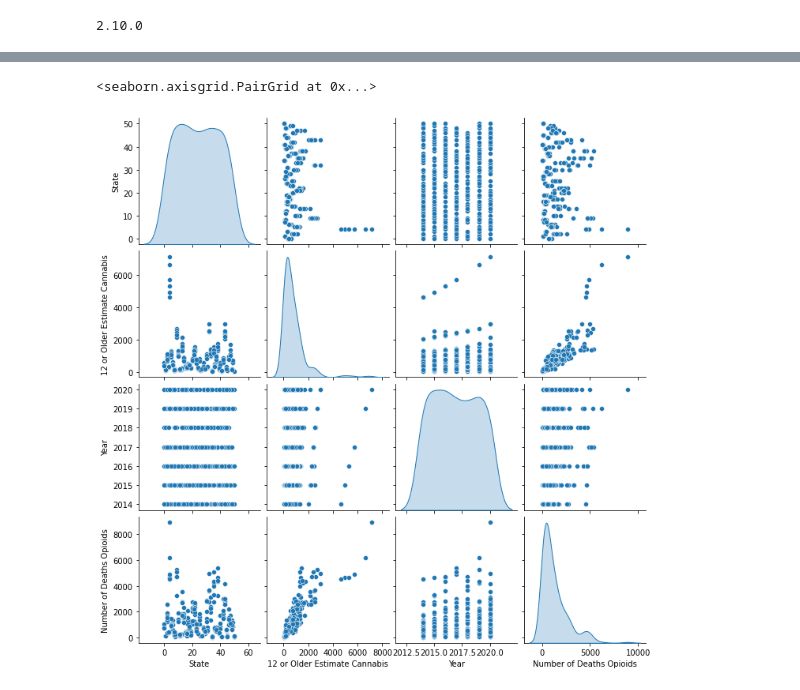
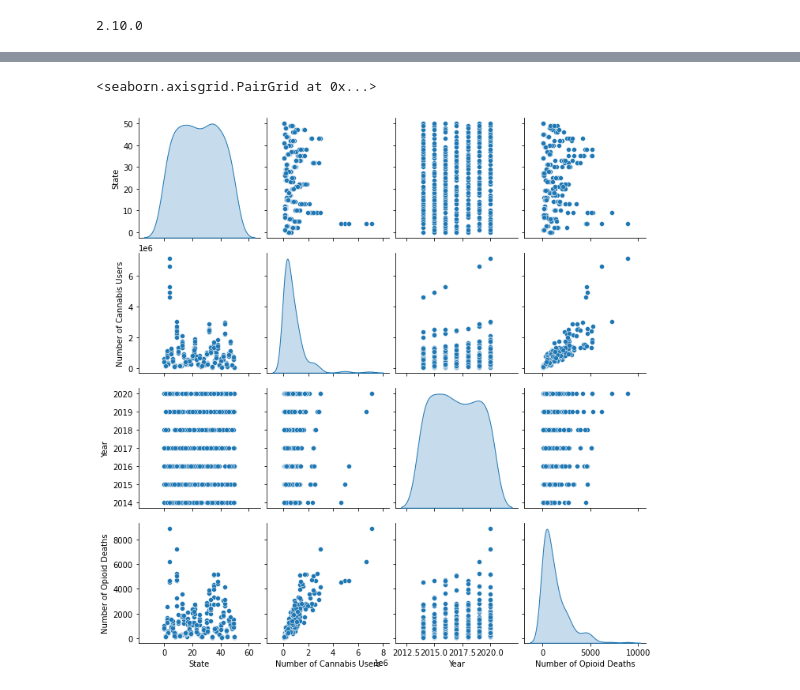
Before and after one commit to JohnWLandeen/Group_Project, a Jupyter notebook: neural_networking_merged_set.ipynb, the cells around one changed output, grey strips where cells are left out. Saved outputs shown, nothing was run; the diff lists cells and outputs as text; code cells hidden in the pictures.

```diff
--- a/neural_networking_merged_set.ipynb
+++ b/neural_networking_merged_set.ipynb
@@ -15,5 +21,6 @@ print(tf.__version__)
 # %% [output]
 2.10.0
 # %%
-data = pd.read_csv('C:\\Users\\John\\Documents\\Berkeley\\Classwork\\group project\\data\\Albert_cleaned_sets\\merged_Cannabis_Opioid_data.csv', index_col=0)
+# Reading in the data
+data = pd.read_csv('C:\\Users\\John\\Documents\\Berkeley\\Classwork\\group project\\data\\Albert_cleaned_sets\\mega_merged.csv', index_col=0)
 # %%
@@ -43,0 +40,3 @@ dtype: object
+# %%
+# Dropping first 7 rows being country summation.
+data = data.iloc[7:]
@@ -45,5 +81,10 @@ dtype: object
 le = preprocessing.LabelEncoder()
 data.State = le.fit_transform(data.State)
+# %%
+# Sorthing the data based on the Year feature, resetting the index, and dropping the old index
+data = data.sort_values('Year')
+data = data.reset_index()
+data.drop(columns=['index'], inplace = True)
 # %%
 data
 # %% [output]
@@ -83,8 +141,8 @@ test_labels = test_features.pop('Number of Deaths Opioids')
 # %%
-sns.pairplot(train_dataset[['State','12 or Older Estimate Cannabis','Year','Number of Deaths Opioids']], diag_kind='kde')
+sns.pairplot(train_dataset[['State','Number of Cannabis Users','Year','Number of Opioid Deaths']], diag_kind='kde')
 # %% [output]
 <seaborn.axisgrid.PairGrid at 0x...>
-[figure, old version]
+[figure, new version]
 # %%
 normalizer = tf.keras.layers.Normalization(axis=-1)
 # %%
```
Also changed, not shown: parts of 80 cells of this notebook.
